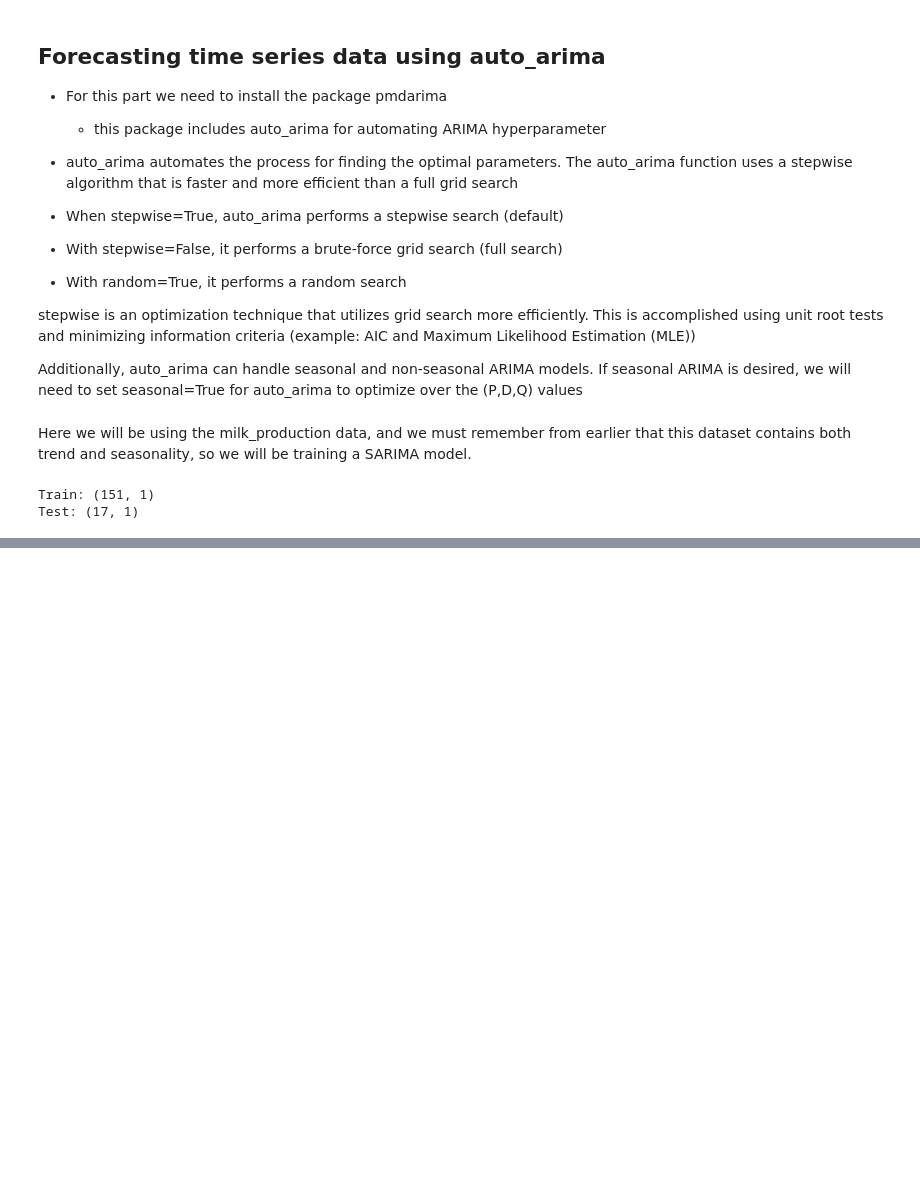
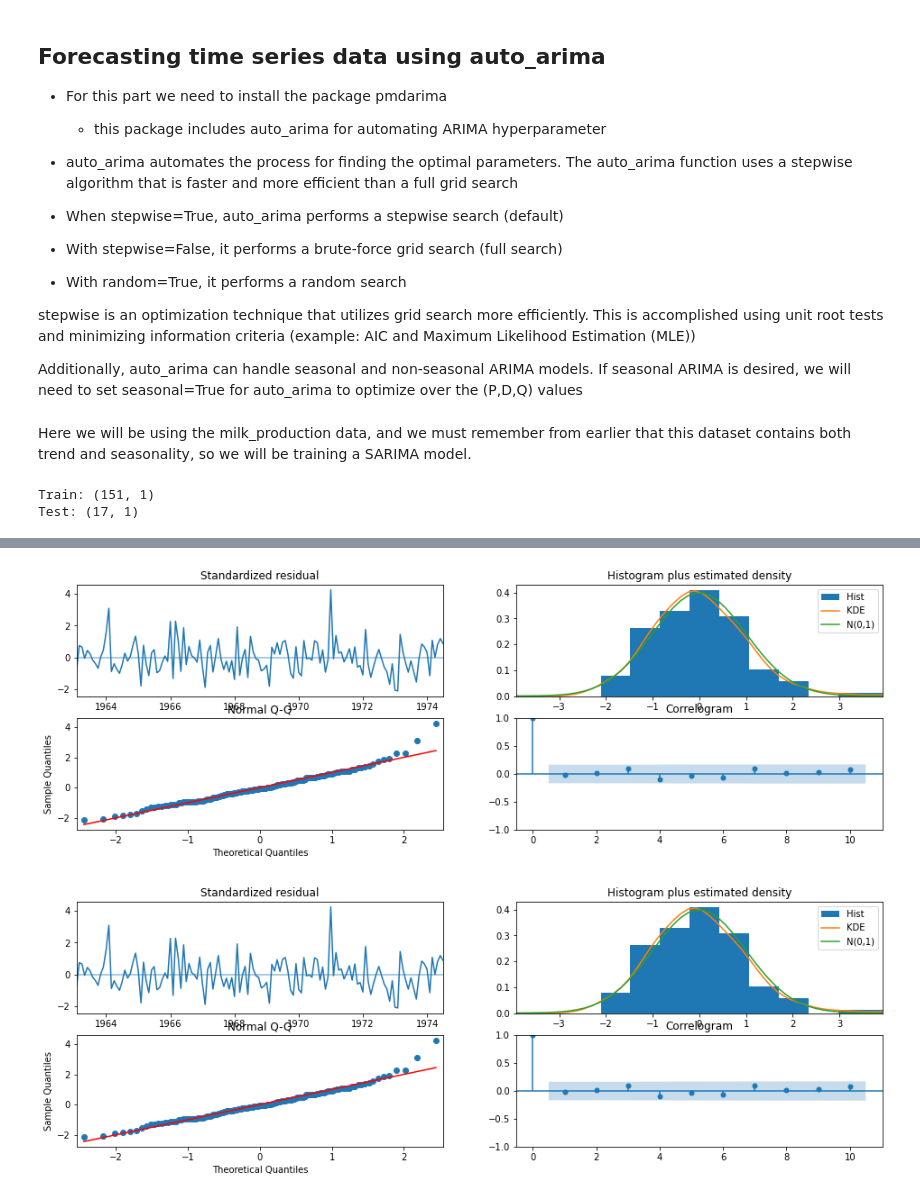
Before and after one commit to LaurbergMJ/TimeSeriesAnalysisWithPythonCookbook, a Jupyter notebook: Ch11.ipynb, the cells around one changed output, grey strips where cells are left out. Drawn from its saved outputs; the diff is of its cells as text; code cells hidden in the pictures; blank space fills up the shorter version.

```diff
--- a/Ch11.ipynb
+++ b/Ch11.ipynb
@@ -50,0 +92,5 @@ Test: (17, 1)
+# %%
+# If we want to observe the score of the trained model at each iteration, we can
+# use trace=True
+
+auto_model = pm.auto_arima(train, seasonal=True, m=12, test='adf', stepwise=True, trace=True)
@@ -50,0 +117,7 @@ Test: (17, 1)
+# %%
+# Inspect the residuals to gauge the overall performance of the model by using the plot_diagnostics
+
+auto_model.plot_diagnostics()
+# %% [output]
+[figure, added]
+[figure, added]
```
Also changed, not shown: parts of 61 cells of this notebook, 1 other file.
